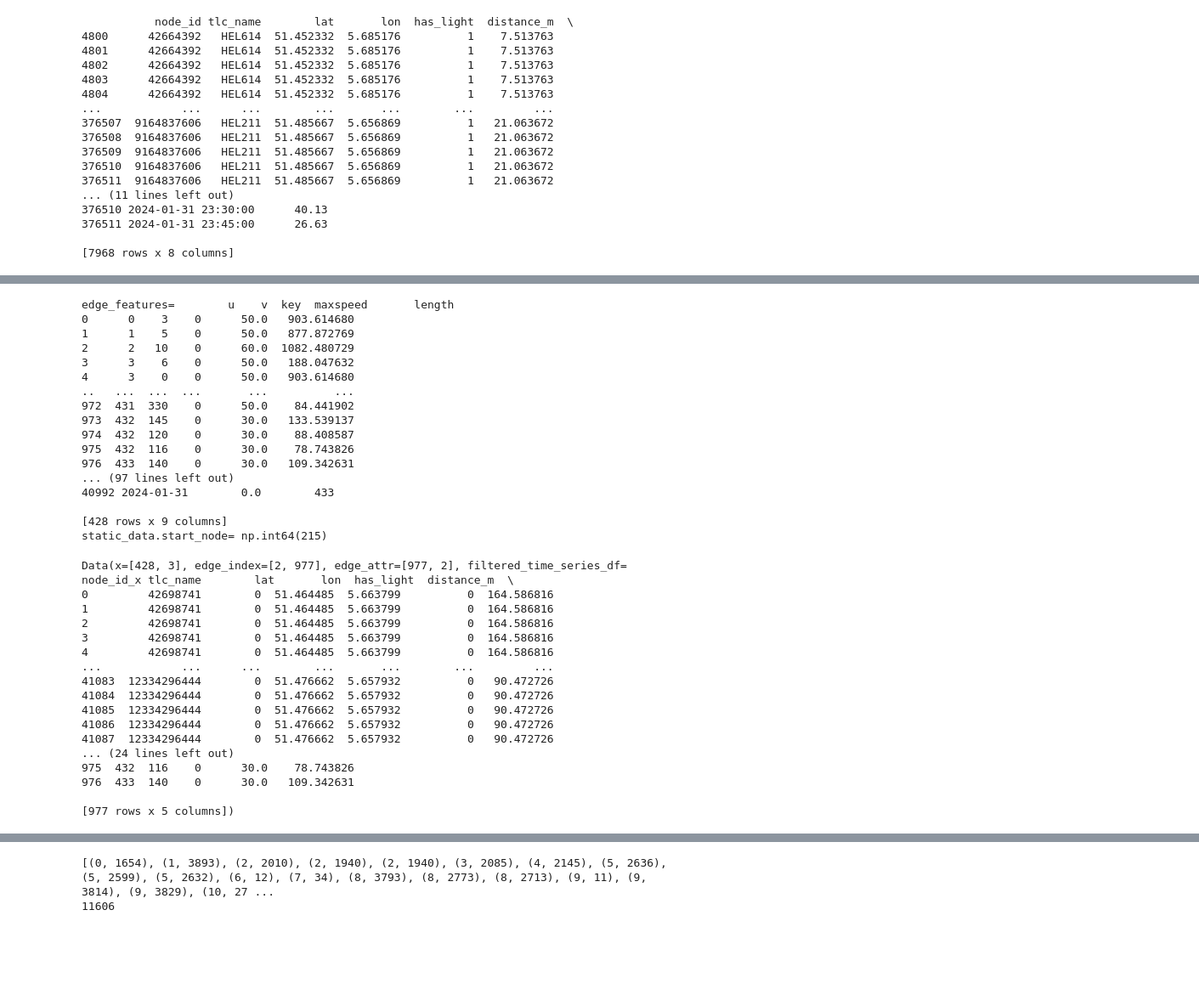
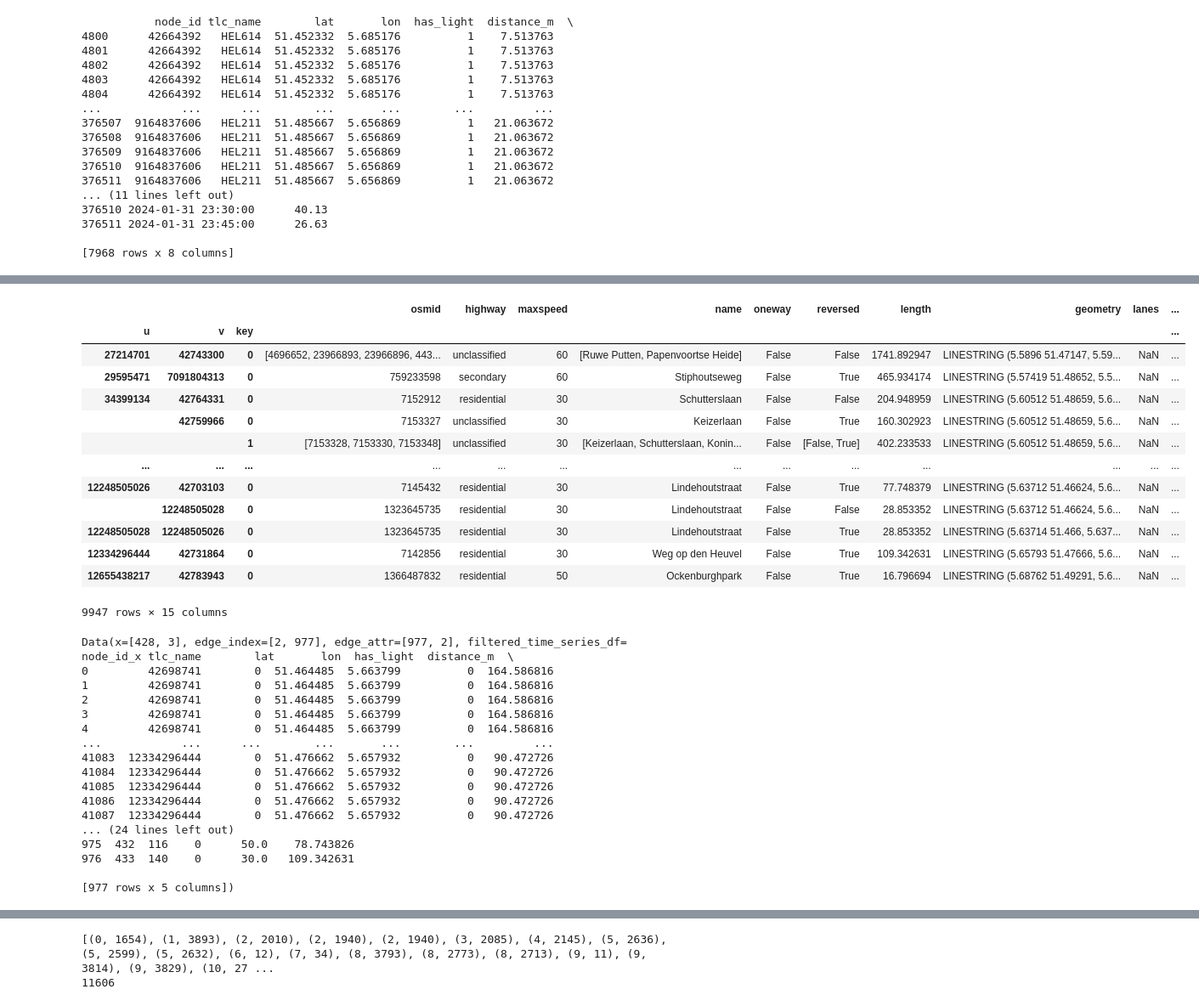
Before and after one commit to Floor99/thesis_ambulance_optimization, a Jupyter notebook: jens_testing.ipynb, the cells around one changed output, grey strips where cells are left out. Shown: that part at 85% size. Drawn from its saved outputs; the diff is of its cells as text; code cells hidden in the pictures; blank space fills up the shorter version.

```diff
--- a/jens_testing.ipynb
+++ b/jens_testing.ipynb
@@ -168,0 +432,21 @@ print(final_node_df.loc[final_node_df['has_light']==1])
+# %%
+G_Helmond = ox.graph_from_place('Helmond, Netherlands', network_type='drive', simplify=True, retain_all=False, truncate_by_edge=True)
+
+nodes, edges = ox.graph_to_gdfs(G_Helmond)
+# %%
+edges
+# %% [output]
+|  |  |  | osmid | highway | maxspeed | name | oneway | reversed | length | geometry | lanes | ... |
+| u | v | key |  |  |  |  |  |  |  |  |  | ... |
+| 27214701 | 42743300 | 0 | [4696652, 23966893, 23966896, 443... | unclassified | 60 | [Ruwe Putten, Papenvoortse Heide] | False | False | 1741.892947 | LINESTRING (5.5896 51.47147, 5.59... | NaN | ... |
+| 29595471 | 7091804313 | 0 | 759233598 | secondary | 60 | Stiphoutseweg | False | True | 465.934174 | LINESTRING (5.57419 51.48652, 5.5... | NaN | ... |
+| 34399134 | 42764331 | 0 | 7152912 | residential | 30 | Schutterslaan | False | False | 204.948959 | LINESTRING (5.60512 51.48659, 5.6... | NaN | ... |
+|  | 42759966 | 0 | 7153327 | unclassified | 30 | Keizerlaan | False | True | 160.302923 | LINESTRING (5.60512 51.48659, 5.6... | NaN | ... |
+|  |  | 1 | [7153328, 7153330, 7153348] | unclassified | 30 | [Keizerlaan, Schutterslaan, Konin... | False | [False, True] | 402.233533 | LINESTRING (5.60512 51.48659, 5.6... | NaN | ... |
+| ... | ... | ... | ... | ... | ... | ... | ... | ... | ... | ... | ... | ... |
+| 12248505026 | 42703103 | 0 | 7145432 | residential | 30 | Lindehoutstraat | False | True | 77.748379 | LINESTRING (5.63712 51.46624, 5.6... | NaN | ... |
+|  | 12248505028 | 0 | 1323645735 | residential | 30 | Lindehoutstraat | False | False | 28.853352 | LINESTRING (5.63712 51.46624, 5.6... | NaN | ... |
+| 12248505028 | 12248505026 | 0 | 1323645735 | residential | 30 | Lindehoutstraat | False | True | 28.853352 | LINESTRING (5.63714 51.466, 5.637... | NaN | ... |
+| 12334296444 | 42731864 | 0 | 7142856 | residential | 30 | Weg op den Heuvel | False | True | 109.342631 | LINESTRING (5.65793 51.47666, 5.6... | NaN | ... |
+| 12655438217 | 42783943 | 0 | 1366487832 | residential | 50 | Ockenburghpark | False | True | 16.796694 | LINESTRING (5.68762 51.49291, 5.6... | NaN | ... |
+9947 rows × 15 columns
@@ -172,6 +472,7 @@ import networkx as nx
 import torch
 from torch_geometric.data import Data
 import numpy as np
+import pandas as pd
 
 
 def build_data_object(
@@ -197,17 +498,12 @@ def build_data_object(
     graph = create_osmnx_subgraph_from_coordinates(lat, lon, dist=dist)
 
     edge_features = get_edge_features_from_osmnx(graph).reset_index()
-    print(f"{edge_features= }")
 
     # filter time series dataframe based on nodes from subgraph
     subgraph_nodes_df = create_node_coordinates_dataframe_from_osmnx_graph(graph)
-    print(f"{subgraph_nodes_df= }")
-    print(time_series.loc[time_series["lat"]==51.458019])
     filtered_time_series_df = time_series.merge(
         subgraph_nodes_df, left_on=["lat", "lon"], right_on=["lat", "lon"], how="inner"
     )
-    print(filtered_time_series_df.loc[filtered_time_series_df["has_light"]==1])
-    print(f"{filtered_time_series_df= }")
     # subset edge dataframe based on nodes from subgraph
     # filtered_edge_df = edge_features[
     #     edge_features["u"].isin(filtered_time_series_df.node_id)
@@ -227,7 +523,6 @@ def build_data_object(
 
     # build static node features
     node_features = filtered_time_series_df.drop_duplicates(subset=["node_id_y"]).copy()
-    print(f"{node_features= }")
     node_features = torch.tensor(
         node_features[["lat", "lon", "has_light"]].values, dtype=torch.float
     )
@@ -257,8 +552,6 @@ def build_data_object(
 
     # add filtered edge dataframe to static data object
     static_data.filtered_edge_df = edge_features
-
-    print(f"{static_data.start_node= }")
 
     return static_data
 
@@ -306,37 +599,20 @@ build_data_object(
     seed=5,
 )
 # %% [output]
-edge_features=        u    v  key  maxspeed       length
-0      0    3    0      50.0   903.614680
-1      1    5    0      50.0   877.872769
-2      2   10    0      60.0  1082.480729
-3      3    6    0      50.0   188.047632
-4      3    0    0      50.0   903.614680
-..   ...  ...  ...       ...          ...
-972  431  330    0      50.0    84.441902
-973  432  145    0      30.0   133.539137
-974  432  120    0      30.0    88.408587
-975  432  116    0      30.0    78.743826
+Data(x=[428, 3], edge_index=[2, 977], edge_attr=[977, 2], filtered_time_series_df=         node_id_x tlc_name        lat       lon  has_light  distance_m  \
+0         42698741        0  51.464485  5.663799          0  164.586816
+1         42698741        0  51.464485  5.663799          0  164.586816
+2         42698741        0  51.464485  5.663799          0  164.586816
+3         42698741        0  51.464485  5.663799          0  164.586816
+4         42698741        0  51.464485  5.663799          0  164.586816
+...            ...      ...        ...       ...        ...         ...
+41083  12334296444        0  51.476662  5.657932          0   90.472726
+41084  12334296444        0  51.476662  5.657932          0   90.472726
+41085  12334296444        0  51.476662  5.657932          0   90.472726
+41086  12334296444        0  51.476662  5.657932          0   90.472726
+41087  12334296444        0  51.476662  5.657932          0   90.472726
+... (24 lines left out)
+975  432  116    0      50.0    78.743826
 976  433  140    0      30.0   109.342631
-... (97 lines left out)
-40992 2024-01-31        0.0        433
 
-[428 rows x 9 columns]
-static_data.start_node= np.int64(215)
+[977 rows x 5 columns])
-Data(x=[428, 3], edge_index=[2, 977], edge_attr=[977, 2], filtered_time_series_df=         node_id_x tlc_name        lat       lon  has_light  distance_m  \
-0         42698741        0  51.464485  5.663799          0  164.586816
-1         42698741        0  51.464485  5.663799          0  164.586816
-2         42698741        0  51.464485  5.663799          0  164.586816
-3         42698741        0  51.464485  5.663799          0  164.586816
-4         42698741        0  51.464485  5.663799          0  164.586816
-...            ...      ...        ...       ...        ...         ...
-41083  12334296444        0  51.476662  5.657932          0   90.472726
-41084  12334296444        0  51.476662  5.657932          0   90.472726
-41085  12334296444        0  51.476662  5.657932          0   90.472726
-41086  12334296444        0  51.476662  5.657932          0   90.472726
-41087  12334296444        0  51.476662  5.657932          0   90.472726
-... (24 lines left out)
-975  432  116    0      30.0    78.743826
-976  433  140    0      30.0   109.342631
-
-[977 rows x 5 columns])
```
Also changed, not shown: parts of 10 cells of this notebook, 2 other files.
